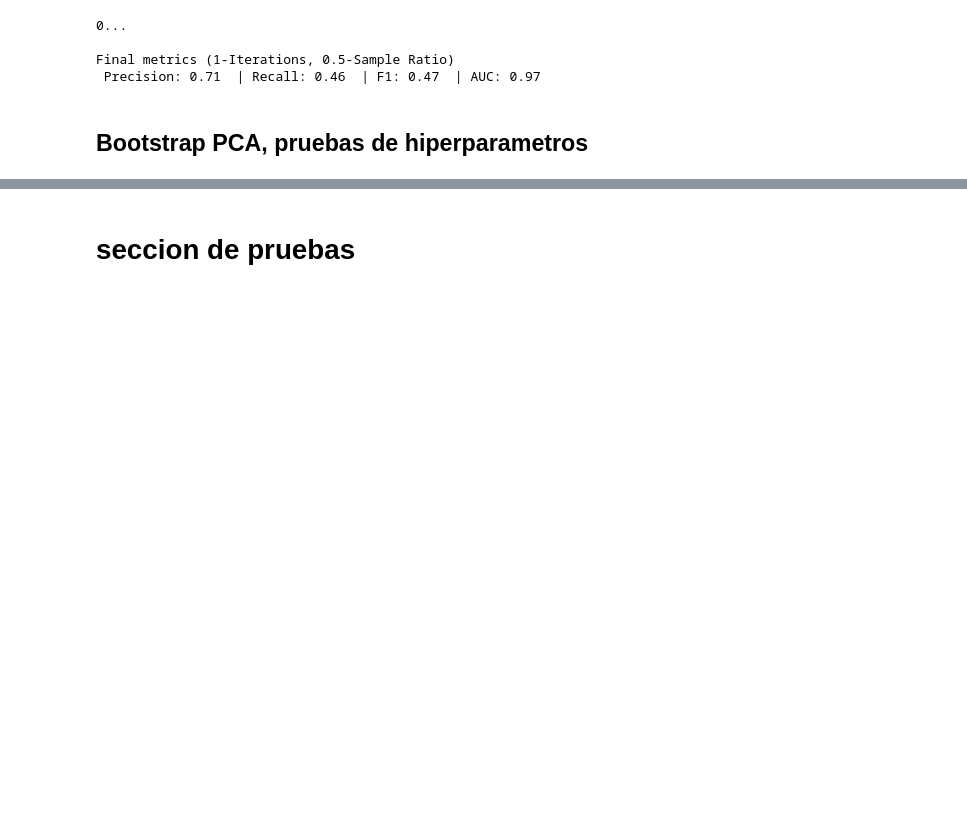
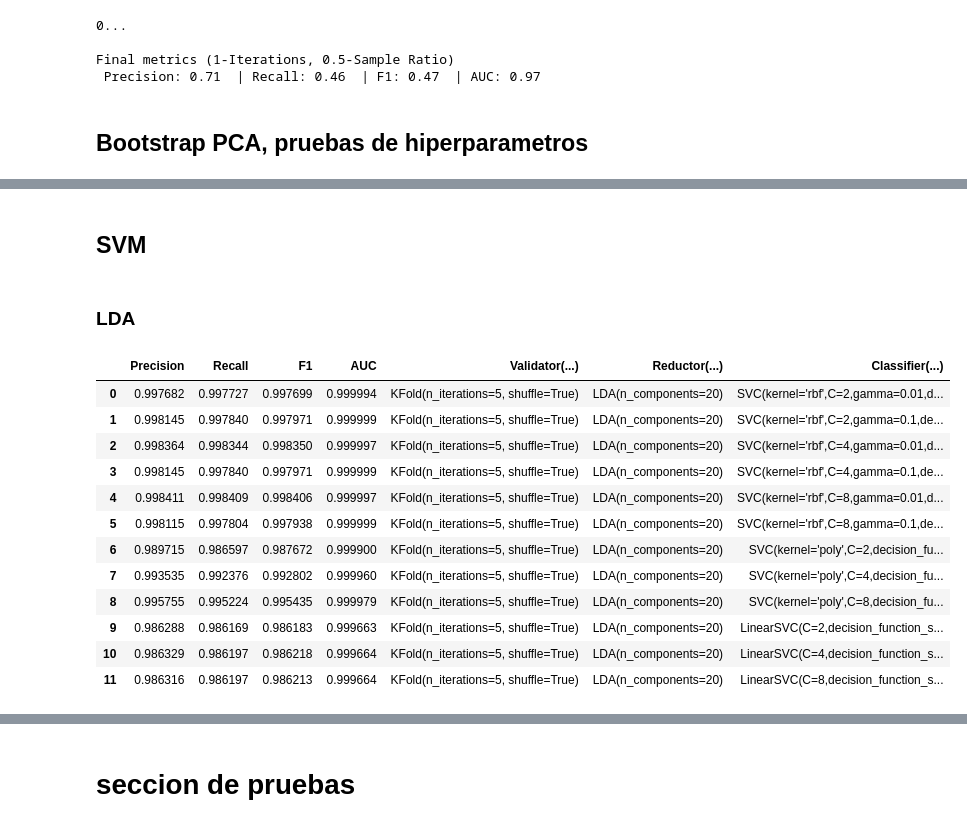
Before and after one commit to Mauricio-Bernuy/P2-IA, a Jupyter notebook: P2IA.ipynb, the cells around one changed output, grey strips where cells are left out. Cells and saved outputs as stored; diff of their text form; code cells hidden in the pictures; blank space fills up the shorter version.

```diff
--- a/P2IA.ipynb
+++ b/P2IA.ipynb
@@ -986,0 +752,2 @@ for it in [5]:
+# %%
+pd.set_option('display.expand_frame_repr', False)
@@ -986,0 +805,25 @@ for it in [5]:
+# %% [markdown]
+## SVM
+# %%
+SVM_KF_LDA_df = pd.read_csv("finaldatas_LDA/table_res_kf_svm.csv")
+SVM_BS_LDA_df = pd.read_csv("finaldatas_LDA/table_res_bs_svm.csv")
+SVM_KF_PCA_df = pd.read_csv("finaldatas_PCA/table_res_kf_svm.csv")
+SVM_BS_PCA_df = pd.read_csv("finaldatas_PCA/table_res_bs_svm.csv")
+# %% [markdown]
+### LDA
+# %%
+SVM_KF_LDA_df # KFOLDS
+# %% [output]
+|  | Precision | Recall | F1 | AUC | Validator(...) | Reductor(...) | Classifier(...) |
+| 0 | 0.997682 | 0.997727 | 0.997699 | 0.999994 | KFold(n_iterations=5, shuffle=True) | LDA(n_components=20) | SVC(kernel='rbf',C=2,gamma=0.01,d... |
+| 1 | 0.998145 | 0.997840 | 0.997971 | 0.999999 | KFold(n_iterations=5, shuffle=True) | LDA(n_components=20) | SVC(kernel='rbf',C=2,gamma=0.1,de... |
+| 2 | 0.998364 | 0.998344 | 0.998350 | 0.999997 | KFold(n_iterations=5, shuffle=True) | LDA(n_components=20) | SVC(kernel='rbf',C=4,gamma=0.01,d... |
+| 3 | 0.998145 | 0.997840 | 0.997971 | 0.999999 | KFold(n_iterations=5, shuffle=True) | LDA(n_components=20) | SVC(kernel='rbf',C=4,gamma=0.1,de... |
+| 4 | 0.998411 | 0.998409 | 0.998406 | 0.999997 | KFold(n_iterations=5, shuffle=True) | LDA(n_components=20) | SVC(kernel='rbf',C=8,gamma=0.01,d... |
+| 5 | 0.998115 | 0.997804 | 0.997938 | 0.999999 | KFold(n_iterations=5, shuffle=True) | LDA(n_components=20) | SVC(kernel='rbf',C=8,gamma=0.1,de... |
+| 6 | 0.989715 | 0.986597 | 0.987672 | 0.999900 | KFold(n_iterations=5, shuffle=True) | LDA(n_components=20) | SVC(kernel='poly',C=2,decision_fu... |
+| 7 | 0.993535 | 0.992376 | 0.992802 | 0.999960 | KFold(n_iterations=5, shuffle=True) | LDA(n_components=20) | SVC(kernel='poly',C=4,decision_fu... |
+| 8 | 0.995755 | 0.995224 | 0.995435 | 0.999979 | KFold(n_iterations=5, shuffle=True) | LDA(n_components=20) | SVC(kernel='poly',C=8,decision_fu... |
+| 9 | 0.986288 | 0.986169 | 0.986183 | 0.999663 | KFold(n_iterations=5, shuffle=True) | LDA(n_components=20) | LinearSVC(C=2,decision_function_s... |
+| 10 | 0.986329 | 0.986197 | 0.986218 | 0.999664 | KFold(n_iterations=5, shuffle=True) | LDA(n_components=20) | LinearSVC(C=4,decision_function_s... |
+| 11 | 0.986316 | 0.986197 | 0.986213 | 0.999664 | KFold(n_iterations=5, shuffle=True) | LDA(n_components=20) | LinearSVC(C=8,decision_function_s... |
```
Also changed, not shown: parts of 46 cells of this notebook, 17 other files.
